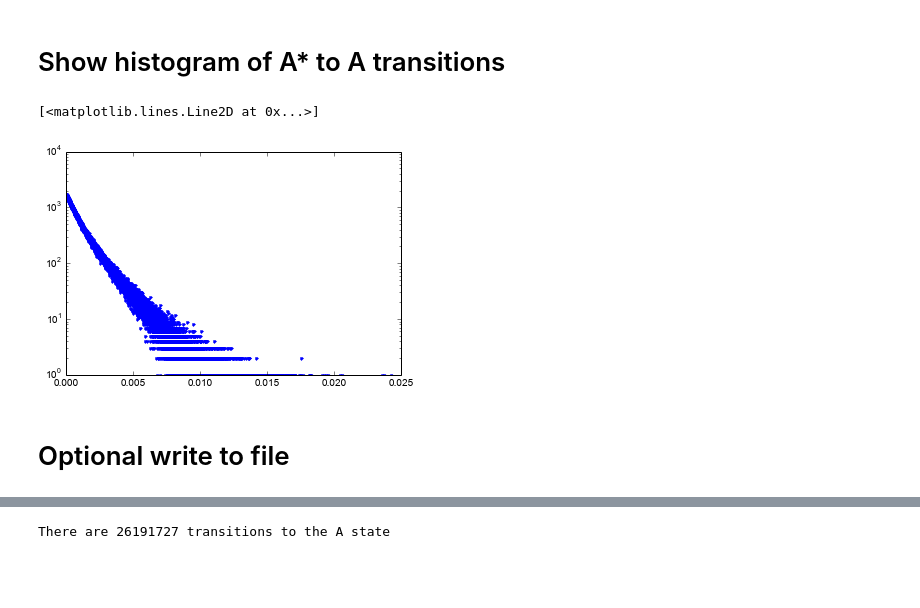
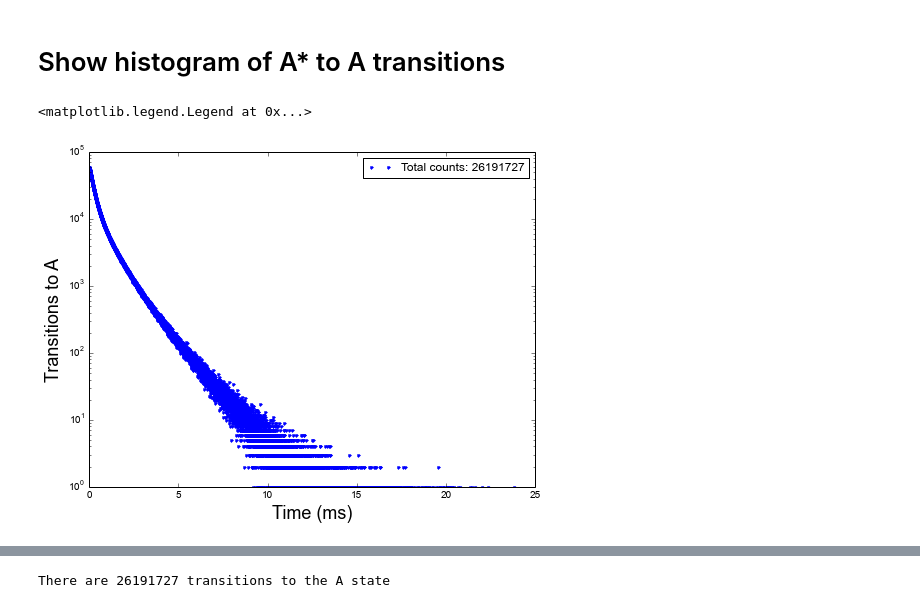
Before and after one commit to vargaslo/LRET_Donor_Decay, a Jupyter notebook: markovLRET.ipynb, the cells around one changed output, grey strips where cells are left out. Drawn from its saved outputs; the diff is of its cells as text; code cells hidden in the pictures; blank space fills up the shorter version.

```diff
--- a/markovLRET.ipynb
+++ b/markovLRET.ipynb
@@ -193,10 +205,14 @@ simulate_LRET()
 Done!
 # %% [markdown]
 # Show histogram of A* to A transitions
-# %%
-plt.semilogy(histogram_bin_centers[histogram>0], histogram[histogram>0], '.')
-# %% [output]
-[<matplotlib.lines.Line2D at 0x...>]
-[figure, removed]
-# %% [markdown]
-# Optional write to file
+# %%
+% matplotlib inline
+
+plt.figure(figsize=(8,6))
+plt.semilogy(1000*histogram_bin_centers[histogram>0], histogram[histogram>0], '.', label='Total counts: %s' % int(np.sum(histogram)))
+plt.ylabel('Transitions to A', size=18)
+plt.xlabel('Time (ms)', size=18)
+plt.legend()
+# %% [output]
+<matplotlib.legend.Legend at 0x...>
+[figure, added]
```
Also changed, not shown: parts of 11 cells of this notebook.
